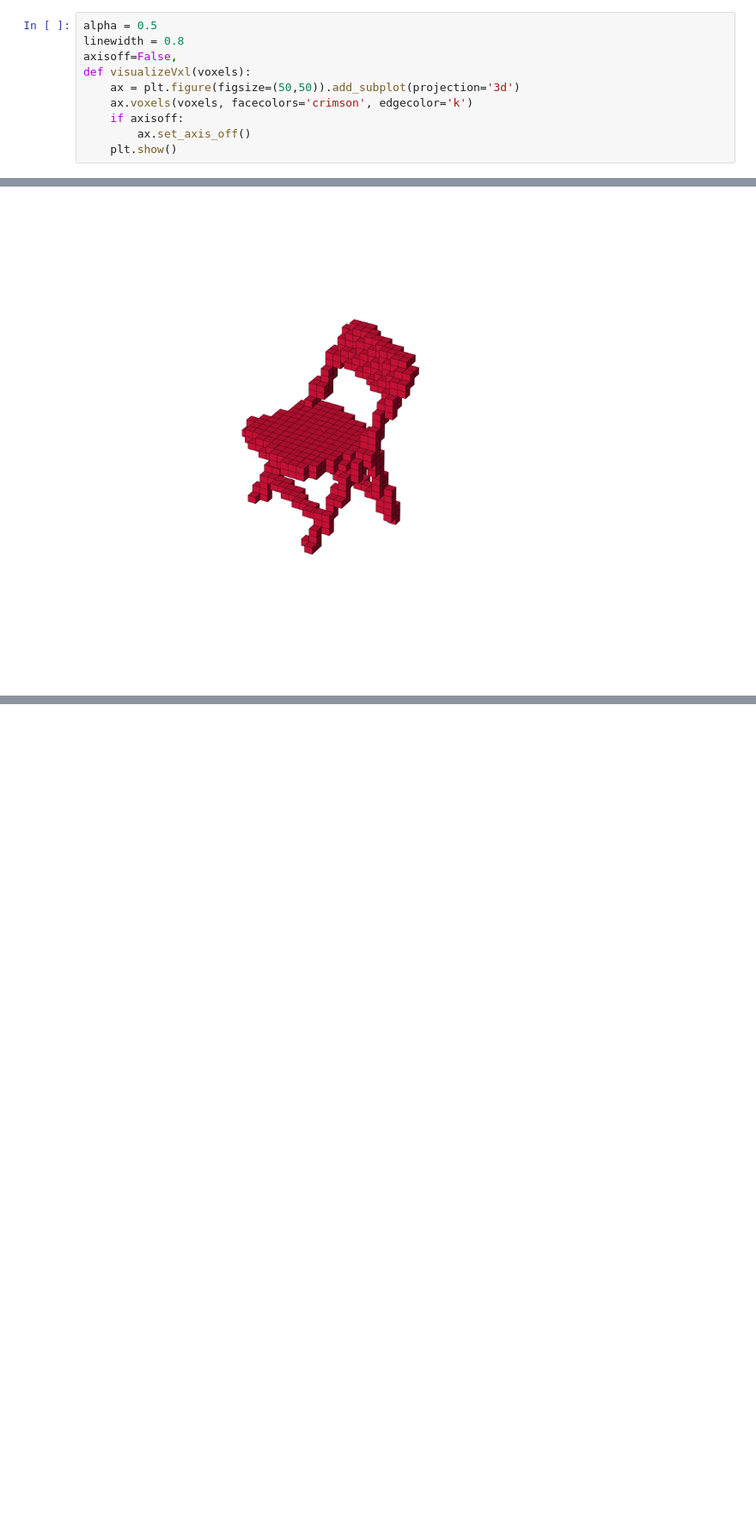
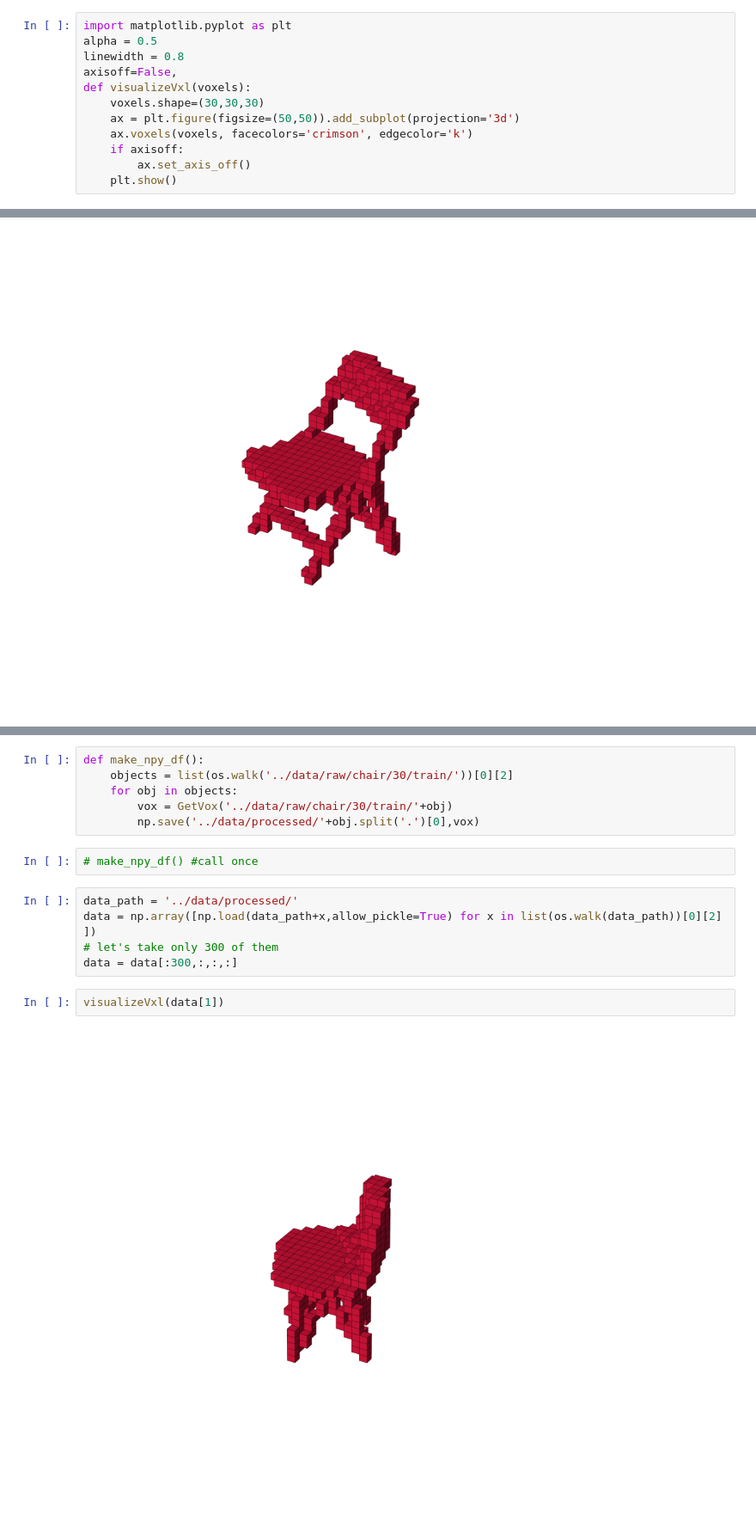
Before and after one commit to bahri-khalid/3D_VAE_GAN, a Jupyter notebook: notebooks/main.ipynb, the cells around one changed output, grey strips where cells are left out. Shown at 86% size. Drawn from its saved outputs; the diff is of its cells as text; blank space fills up the shorter version.

```diff
--- a/notebooks/to_voxel.ipynb
+++ b/notebooks/main.ipynb
@@ -23,10 +23,12 @@ data = mat['instance']
 # %%
 # np.save('test.npy', data, allow_pickle=True, fix_imports=True)
 # %%
+import matplotlib.pyplot as plt
 alpha = 0.5
 linewidth = 0.8
 axisoff=False,
 def visualizeVxl(voxels):
+    voxels.shape=(30,30,30)
     ax = plt.figure(figsize=(50,50)).add_subplot(projection='3d')
     ax.voxels(voxels, facecolors='crimson', edgecolor='k')
     if axisoff:
@@ -68,0 +71,17 @@ class Generator:
+# %%
+def make_npy_df():
+    objects = list(os.walk('../data/raw/chair/30/train/'))[0][2]
+    for obj in objects:
+        vox = GetVox('../data/raw/chair/30/train/'+obj)
+        np.save('../data/processed/'+obj.split('.')[0],vox)
+# %%
+# make_npy_df() #call once
+# %%
+data_path = '../data/processed/'
+data = np.array([np.load(data_path+x,allow_pickle=True) for x in list(os.walk(data_path))[0][2]  ])
+# let's take only 300 of them
+data = data[:300,:,:,:]
+# %%
+visualizeVxl(data[1])
+# %% [output]
+[figure, added]
```
Also changed, not shown: parts of 13 cells of this notebook, 3 other files.
